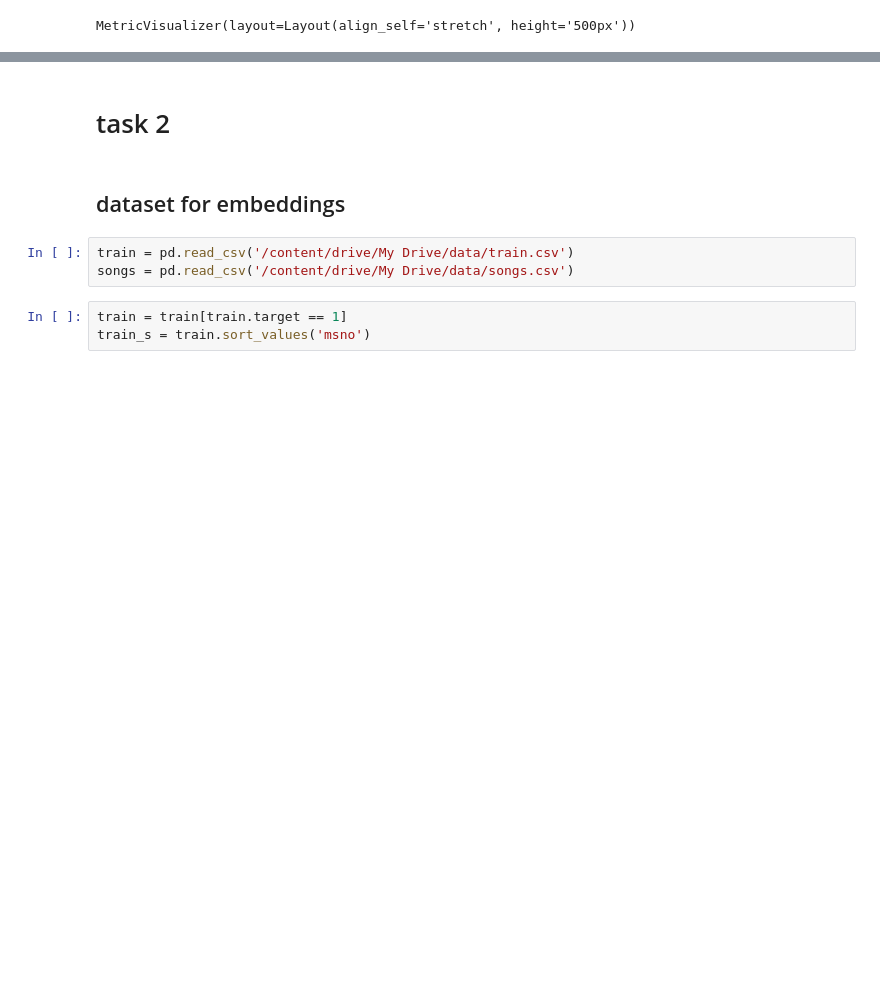
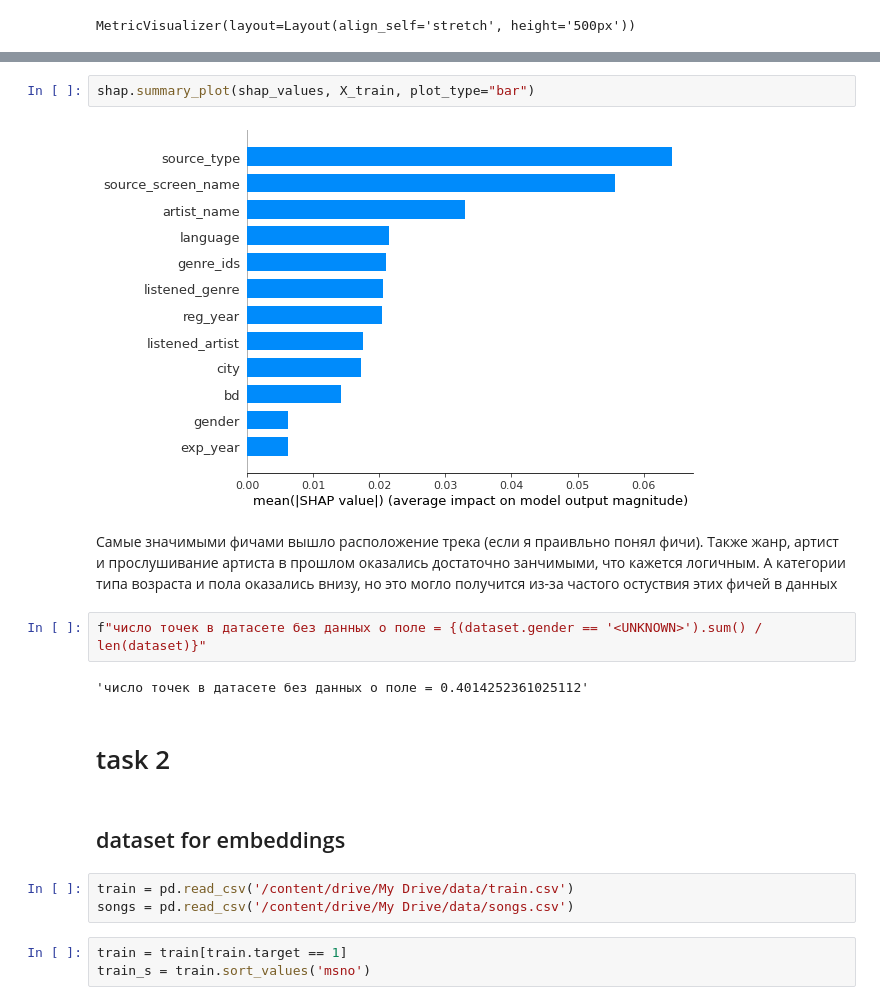
Before and after one commit to kraalfar/recsys, a Jupyter notebook: HW2.ipynb, the cells around one changed output, grey strips where cells are left out. Cells and saved outputs as stored; diff of their text form; blank space fills up the shorter version.

```diff
--- a/HW2.ipynb
+++ b/HW2.ipynb
@@ -112,3 +156,13 @@ ROC AUC=0.7041±0.0006
+# %%
+shap.summary_plot(shap_values, X_train, plot_type="bar")
+# %% [output]
+[figure, added]
+# %% [markdown]
+Самые значимыми фичами вышло расположение трека (если я праивльно понял фичи). Также жанр, артист и прослушивание артиста в прошлом оказались достаточно занчимыми, что кажется логичным. А категории типа возраста и пола оказались внизу, но это могло получится из-за частого остуствия этих фичей в данных
+# %%
+f"число точек в датасете без данных о поле = {(dataset.gender == '<UNKNOWN>').sum() / len(dataset)}"
+# %% [output]
+'число точек в датасете без данных о поле = 0.4014252361025112'
 # %% [markdown]
 # task 2
 # %% [markdown]
```
Also changed, not shown: parts of 20 cells of this notebook.
